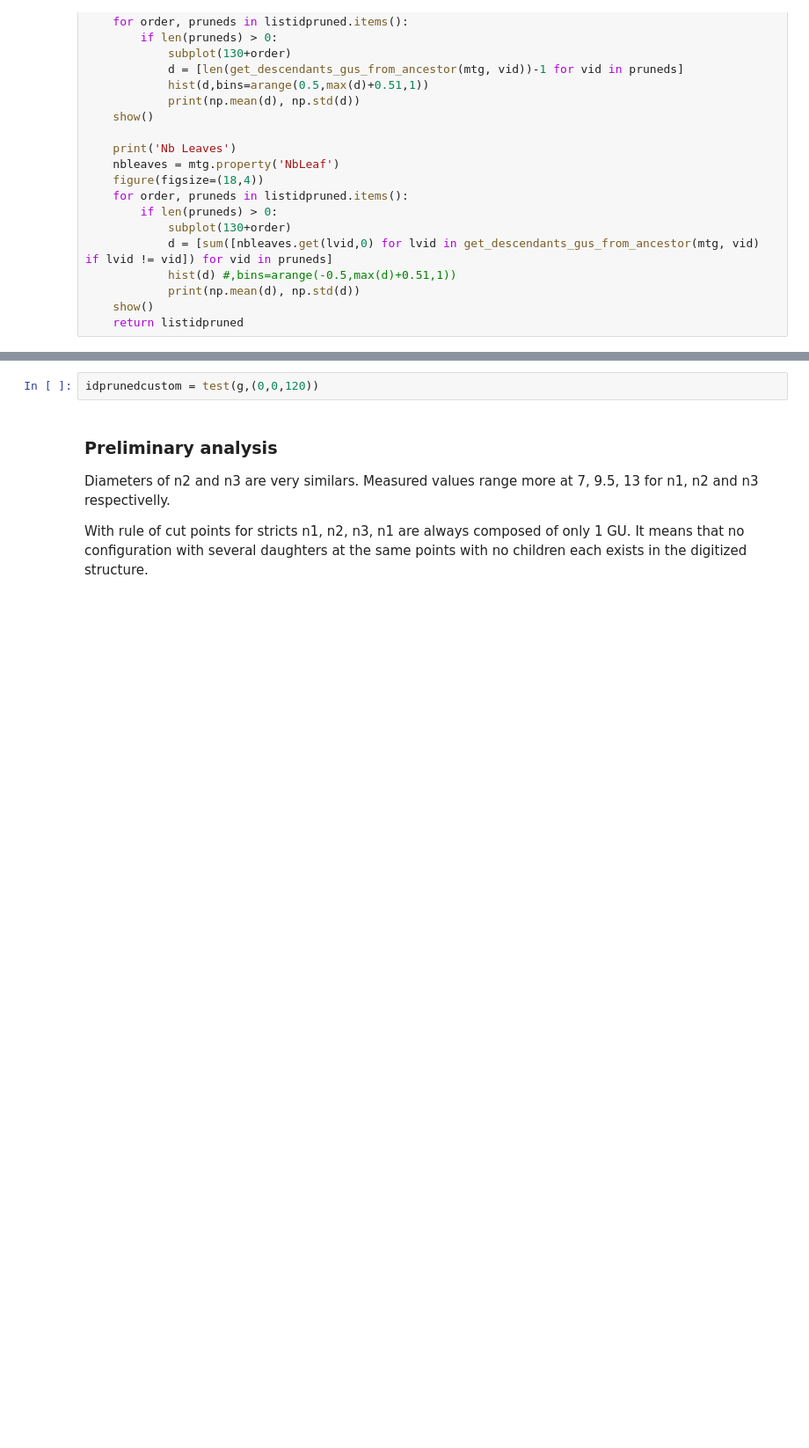
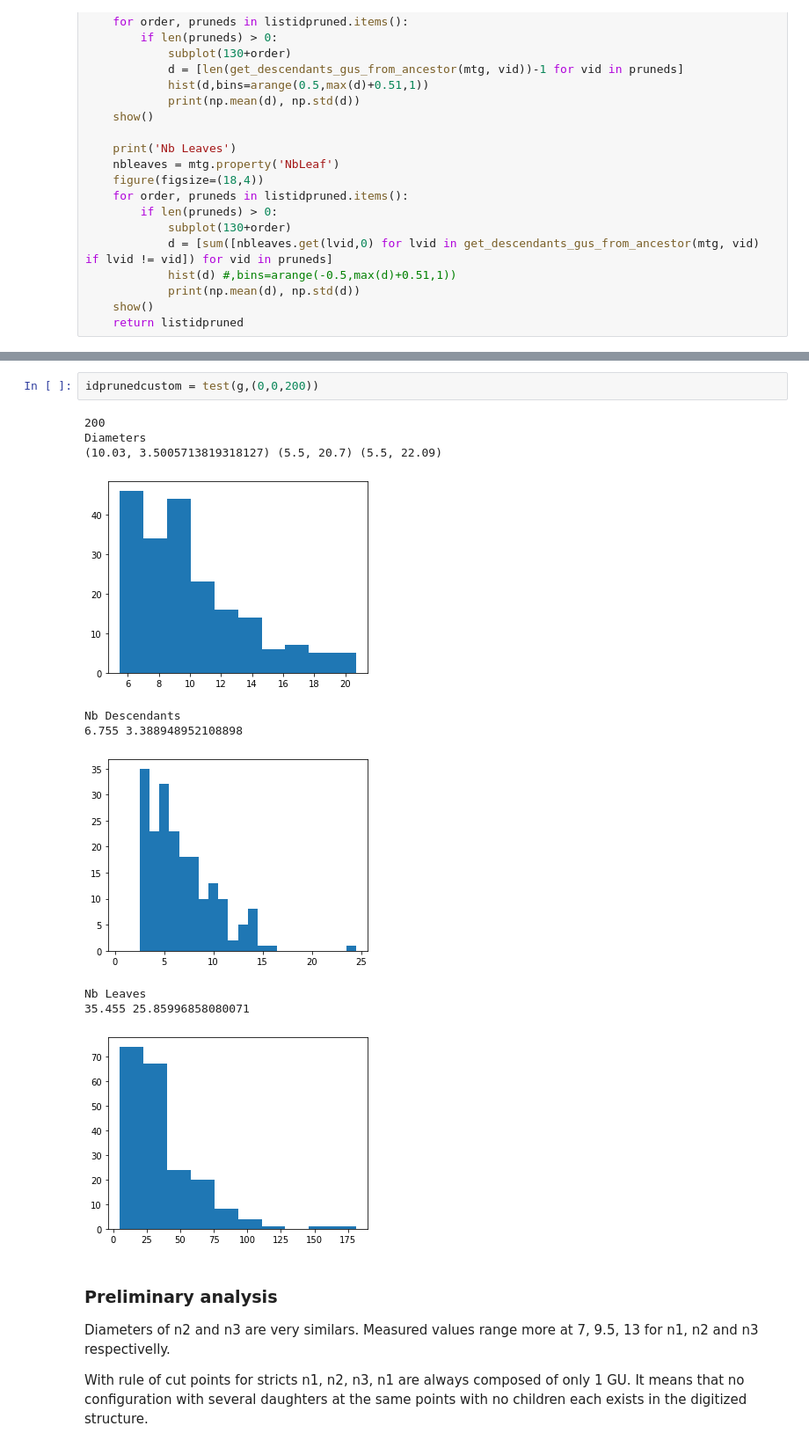
Before and after one commit to fredboudon/virtualpruning, a Jupyter notebook: notebooks/virtualpruning.ipynb, the cells around one changed output, grey strips where cells are left out. Shown at 88% size. Saved outputs shown, nothing was run; the diff lists cells and outputs as text; blank space fills up the shorter version.

```diff
--- a/notebooks/virtualpruning.ipynb
+++ b/notebooks/virtualpruning.ipynb
@@ -162,5 +251,16 @@ print(listidprunedT3)
 # %%
-idprunedcustom = test(g,(0,0,120))
+idprunedcustom = test(g,(0,0,200))
+# %% [output]
+200
+Diameters
+(10.03, 3.5005713819318127) (5.5, 20.7) (5.5, 22.09)
+[figure, added]
+Nb Descendants
+6.755 3.388948952108898
+[figure, added]
+Nb Leaves
+35.455 25.85996858080071
+[figure, added]
 # %% [markdown]
 ### Preliminary analysis
 
```
Also changed, not shown: parts of 34 cells of this notebook, 3 other files.
